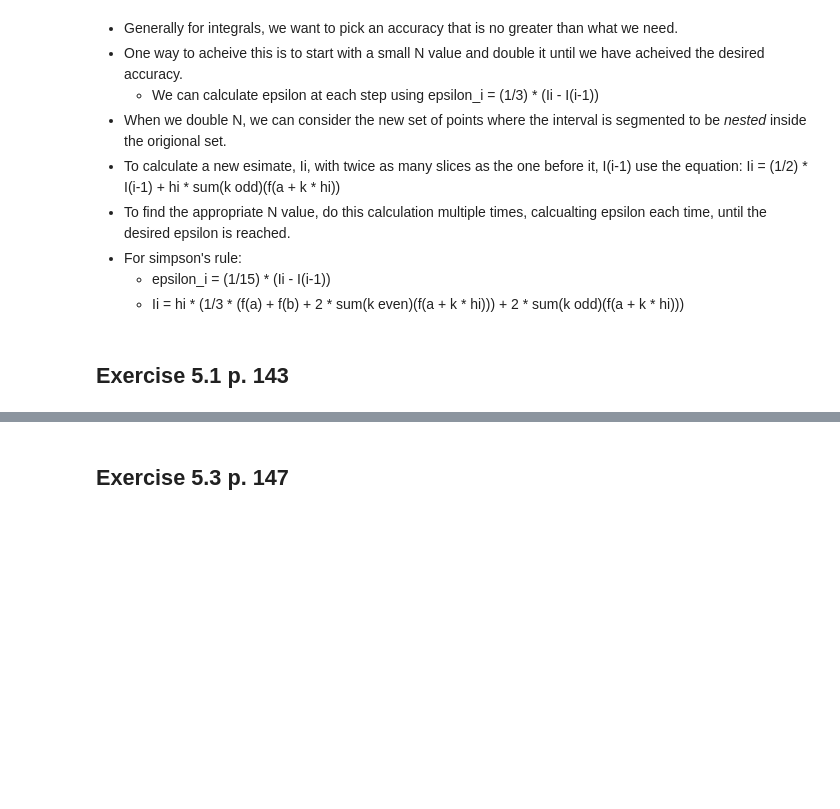
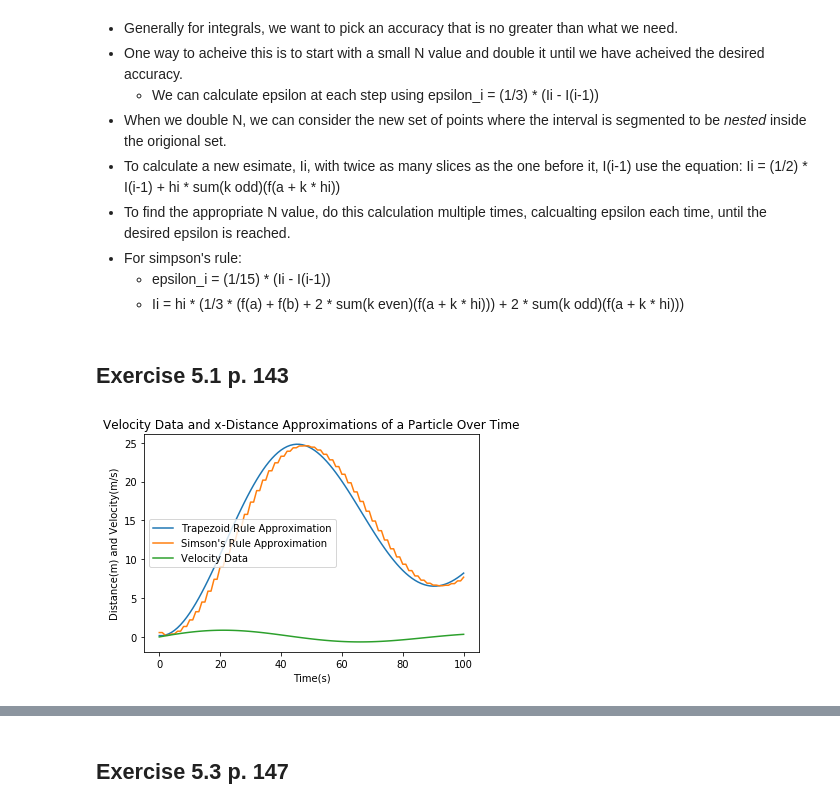
Before and after one commit to aMartin6/Labs, a Jupyter notebook: Pre-Lab 4.ipynb, the cells around one changed output, grey strips where cells are left out. Cells and saved outputs as stored; diff of their text form; code cells hidden in the pictures; blank space fills up the shorter version.

```diff
--- a/Pre-Lab 4.ipynb
+++ b/Pre-Lab 4.ipynb
@@ -38,3 +38,68 @@
     * Ii = hi * (1/3 * (f(a) + f(b) + 2 * sum(k even)(f(a + k * hi))) + 2 * sum(k odd)(f(a + k * hi)))
 # %% [markdown]
 ## Exercise 5.1 p. 143
+# %%
+from pylab import loadtxt, plot, show, legend, title, xlabel, ylabel
+
+data = loadtxt("velocities.txt")
+
+time = data[: ,0] # time in seconds
+velocity = data[: ,1] # x velocity of a particle in maters per second
+
+# Trapezoidal Rule:
+N = 100
+h = int((time[len(time)-1] - time[0]) / N)
+
+def trapezoidRule(t):
+    """Calculates the position of a particle, approximated with the trapezoidal rule, as a function of time.
+
+    Argements: time
+
+    Returned: position approximated with the trapezoidal rule."""
+
+    integralTrap = []
+    for m in range(0,N+1):
+        sumTrap = 0.5*velocity[0] + 0.5*velocity[len(velocity)-1]
+        for i in range(1,int(t[m])):
+            sumTrap += velocity[i*h]
+
+        integralTrap.append(sumTrap * h)
+
+    return integralTrap
+
+# Simpson's Rule:
+
+def simpsonRule(t):
+    """Calculates the position of a particle, approximated with Simpson's rule, as a function of time.
+
+    Argements: time
+
+    Returned: position approximated with Simpson's rule."""
+
+    integralSimp = []
+    for n in range(0,N+1):
+        sumSimp = velocity[0] + velocity[len(velocity)-1]
+        for k in range(1,int(t[n]/2 - 1)):
+            sumSimp += 4 * velocity[(2*k - 1) * h]
+            sumSimp += 2 * velocity[2*k*h]
+
+        sumSimp += 4 * velocity[(2*int(t[n]/2) - 1) * h]
+
+        integralSimp.append(sumSimp * h * (1/3))
+
+    return integralSimp
+
+positionT = trapezoidRule(time)
+positionS = simpsonRule(time)
+
+title("Velocity Data and x-Distance Approximations of a Particle Over Time")
+xlabel("Time(s)")
+ylabel("Distance(m) and Velocity(m/s)")
+plot(time, positionT, label = "Trapezoid Rule Approximation")
+plot(time, positionS, label = "Simson's Rule Approximation")
+plot(time, velocity, label = "Velocity Data")
+
+legend()
+show()
+# %% [output]
+[figure, added]
```
Also changed, not shown: parts of 1 cell of this notebook.
